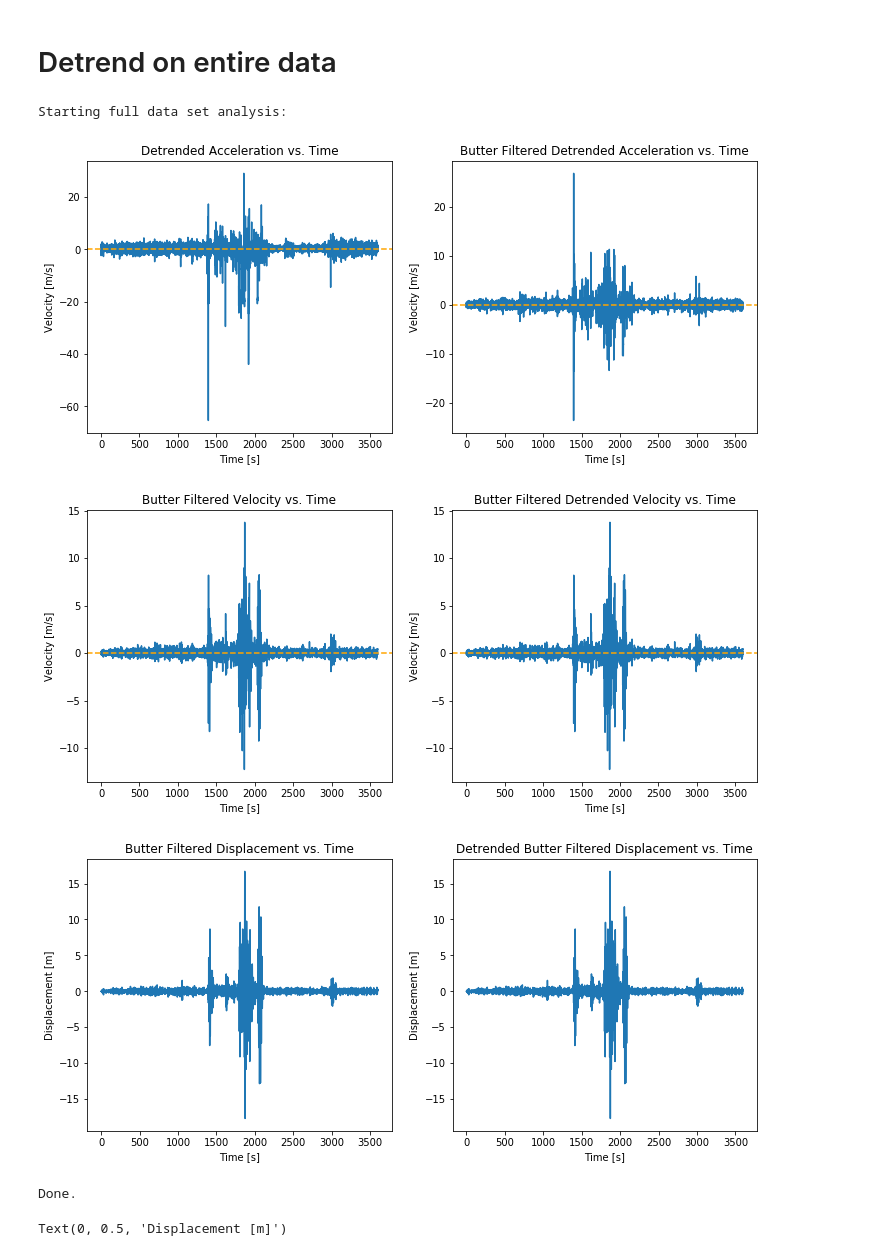
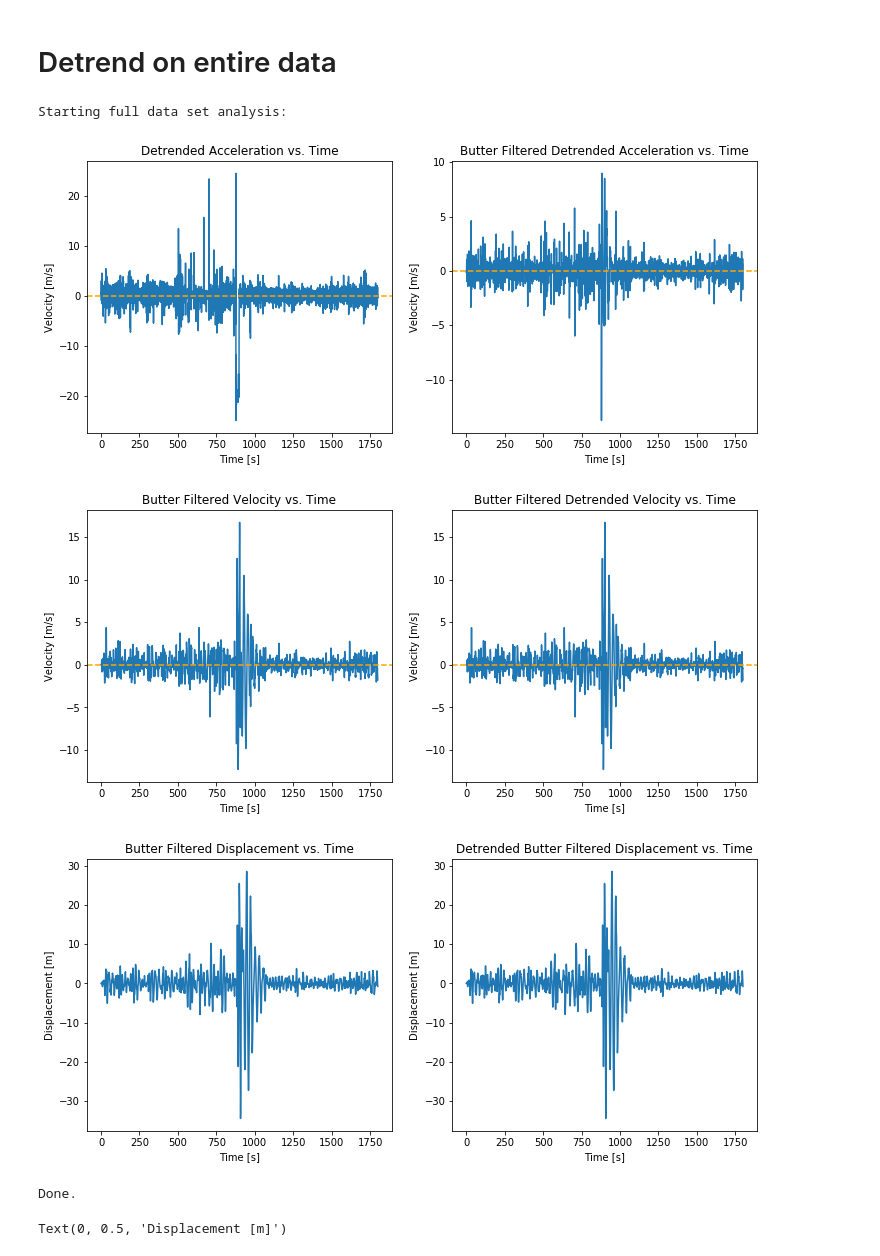
Before and after one commit to UCSD-E4E/Smartfin, a Jupyter notebook: Experiments/Scripps_Final_DoubleIntegralAnalysis.ipynb, the cells around one changed output. Cells and saved outputs as stored; diff of their text form; code cells hidden in the pictures.

```diff
--- a/Experiments/Scripps_Final_DoubleIntegralAnalysis.ipynb
+++ b/Experiments/Scripps_Final_DoubleIntegralAnalysis.ipynb
@@ -102,15 +102,16 @@ saved_copy_motion_df = motion_df.copy(deep=True) #make a copy of the dataframe w
 #9/9/2017 - 18:10 to 18:40
 #6/14/2018 - 15:20 to 16:20
 
-#Analyze particular UTC with actual heights (m)
-#2017-09-09T18:24:00.1810+00:00 to 2018-06-14T15:13:06.7140+00:00 -- 0.810768 and 0.819912
-    # very poor results (graphs indicate)
-#2018-06-14T15:13:06.7140+00:00 to 2018-06-14T16:13:00.2150+00:00 -- 0.679704 and 0.70104
-    # much better results
-#2019-05-29T15:21:41.0170+00:00 to 2019-05-29T16:21:00.0620+00:00 -- 1.069848 and 1.179576
+#Analyze particular UTC with actual heights (m) -- 30 minute sessions
+# 2017-09-09T18:24:00.1810+00:00 to 2017-09-09T18:54:00.1810+00:00 -- 0.810768
+# 2017-09-09T18:54:00.1810+00:00 to 2018-06-14T15:13:06.7140+00:00 -- 0.819912
+# 2018-06-14T15:13:06.7140+00:00 to 2018-06-14T15:43:00.0050+00:00 -- 0.679704
+# 2018-06-14T15:43:00.0050+00:00 to 2018-06-14T16:13:00.2150+00:00 -- 0.70104
+# 2019-05-29T15:21:41.0170+00:00 to 2019-05-29T15:51:00.0140+00:00 -- 1.069848
+# 2019-05-29T15:51:00.0140+00:00 to 2019-05-29T16:21:00.0620+00:00 -- 1.179576
 
-START = '2018-06-14T15:13:06.7140+00:00'
-END = '2018-06-14T16:13:00.2150+00:00'
+START = '2019-05-29T15:51:00.0140+00:00'
+END = '2019-05-29T16:21:00.0620+00:00'
 
 time_e_array = []
 
@@ -659,37 +660,37 @@ butter_t_lfilter = butter_bandpass_lfilter(dacc_test_array, lowcut, highcut, fs,
 butter_t_filtfilt = butter_bandpass_filtfilt(dacc_test_array, lowcut, highcut, fs, order=5)
 
 ##For entire data:
 print("Starting full data set analysis:")
 #Get as close to just the signal (don't want noise)
-new_t_test, new_acc_test = calculate_new_range(time_array, acc_array, 0, 3600)
-new_t_test, new_dacc_test = calculate_new_range(time_array, dacc_test_array, 0, 3600)
+new_t_test, new_acc_test = calculate_new_range(time_array, acc_array, 0, 1800)
+new_t_test, new_dacc_test = calculate_new_range(time_array, dacc_test_array, 0, 1800)
 disp_butter_integral_t = double_integral_bandpass(new_t_test, new_acc_test, new_dacc_test, lowcut, highcut, fs, order)
 print("Done.")
 
 new_dacc = np.array(new_dacc_test)
 new_t = np.array(new_t_test)
 
 indices = peakutils.indexes(new_dacc, thres=0.02/max(new_dacc), min_dist=100)
 
 col_t = new_t
 col_a = new_dacc
 
 index_max = peakutils.indexes(col_a, thres=0.66, min_dist=25)
 index_min = peakutils.indexes(-col_a, thres=0.66, min_dist=25)
 
 f0 = plt.figure(figsize=(12,5))
 ax0 = f0.add_subplot(121)
 
 ax0.plot(col_t, col_a, lw=0.4, alpha=0.2, color="black" )
 ax0.plot(col_t[index_max], col_a[index_max], marker="o", ls="", ms=3, color="red" )
 ax0.plot(col_t[index_min], col_a[index_min], color ="orange", marker="o", ls="", ms=3 )
 ax0.set_title("Displacement vs. Time")
 ax0.set_xlabel("Time [s]")
 ax0.set_ylabel('Displacement [m]')
 # %% [output]
 Starting full data set analysis:
-[figure, old version]
+[figure, new version]
-[figure, old version]
+[figure, new version]
-[figure, old version]
+[figure, new version]
 Done.
 Text(0, 0.5, 'Displacement [m]')
```
Also changed, not shown: parts of 11 cells of this notebook.
